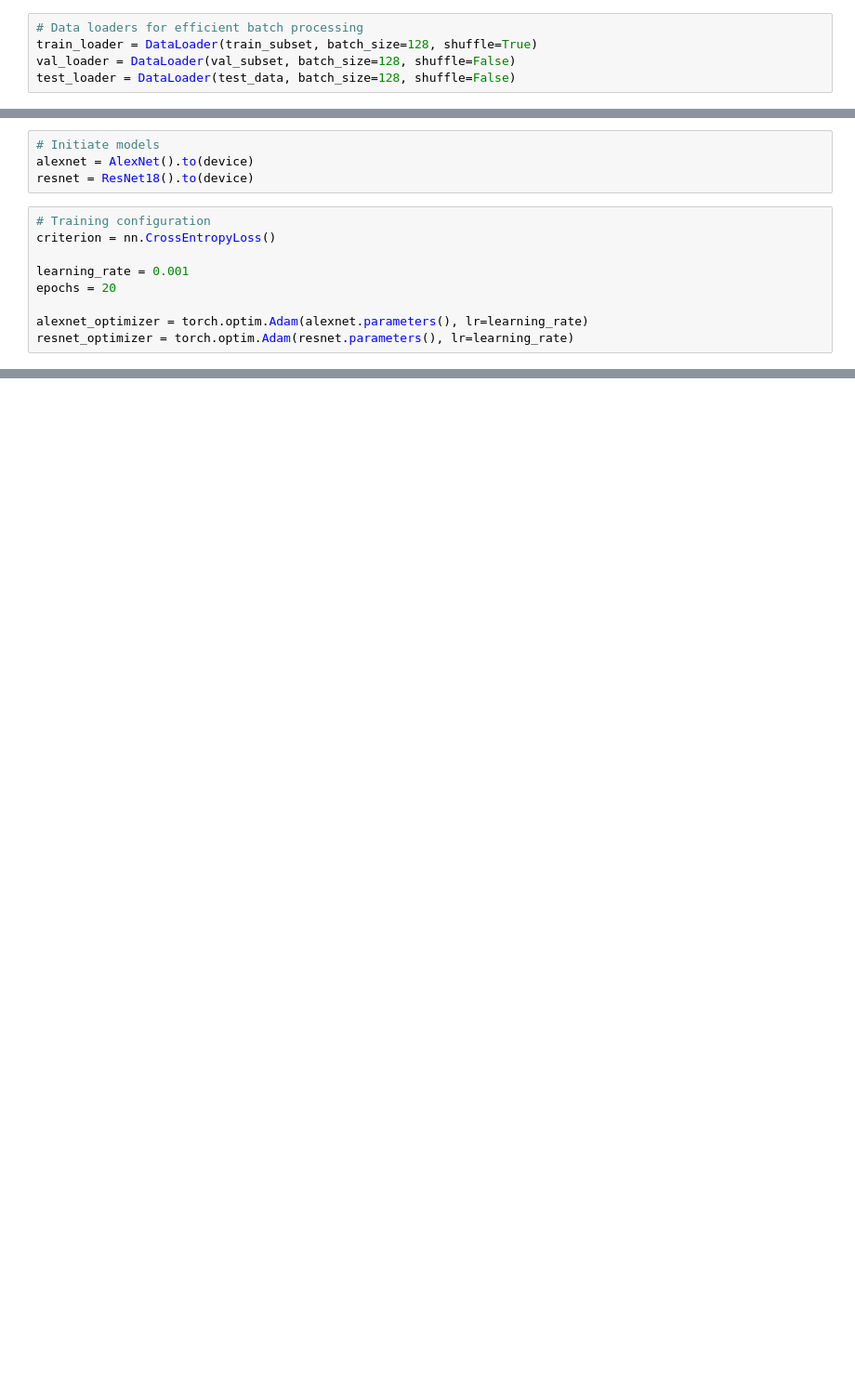
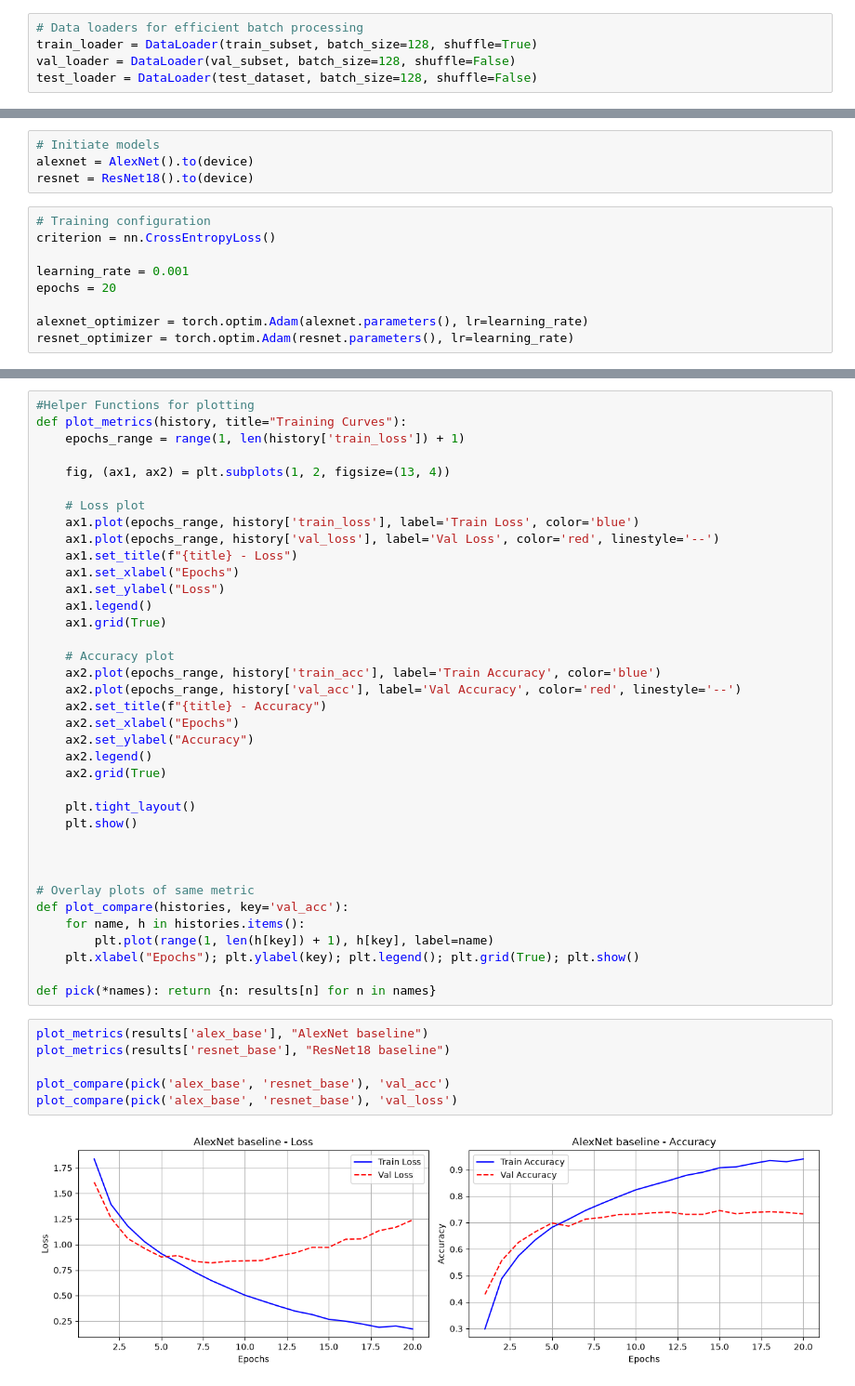
Before and after one commit to emyemy89/scalable-ml-id2223, a Jupyter notebook: lab1.ipynb, the cells around one changed output, grey strips where cells are left out. Shown at 93% size. Saved outputs shown, nothing was run; the diff lists cells and outputs as text; blank space fills up the shorter version.

Commit message:
changed task 2 so i can plot. Also changed so properties are changed more easily for task 3 comparisons

```diff
--- a/lab1.ipynb
+++ b/lab1.ipynb
@@ -75,7 +97,7 @@ Test: 10000
 # Data loaders for efficient batch processing
 train_loader = DataLoader(train_subset, batch_size=128, shuffle=True)
 val_loader = DataLoader(val_subset, batch_size=128, shuffle=False)
-test_loader = DataLoader(test_data, batch_size=128, shuffle=False)
+test_loader = DataLoader(test_dataset, batch_size=128, shuffle=False)
 # %% [markdown]
 # Task 2. Implement and Compare the Models
 # %%
@@ -307,0 +336,45 @@ resnet: Test loss = 0.9585, Test accuracy = 0.8198
+# %%
+#Helper Functions for plotting
+def plot_metrics(history, title="Training Curves"):
+    epochs_range = range(1, len(history['train_loss']) + 1)
+
+    fig, (ax1, ax2) = plt.subplots(1, 2, figsize=(13, 4))
+
+    # Loss plot
+    ax1.plot(epochs_range, history['train_loss'], label='Train Loss', color='blue')
+    ax1.plot(epochs_range, history['val_loss'], label='Val Loss', color='red', linestyle='--')
+    ax1.set_title(f"{title} - Loss")
+    ax1.set_xlabel("Epochs")
+    ax1.set_ylabel("Loss")
+    ax1.legend()
+    ax1.grid(True)
+
+    # Accuracy plot
+    ax2.plot(epochs_range, history['train_acc'], label='Train Accuracy', color='blue')
+    ax2.plot(epochs_range, history['val_acc'], label='Val Accuracy', color='red', linestyle='--')
+    ax2.set_title(f"{title} - Accuracy")
+    ax2.set_xlabel("Epochs")
+    ax2.set_ylabel("Accuracy")
+    ax2.legend()
+    ax2.grid(True)
+
+    plt.tight_layout()
+    plt.show()
+
+
+
+# Overlay plots of same metric
+def plot_compare(histories, key='val_acc'):
+    for name, h in histories.items():
+        plt.plot(range(1, len(h[key]) + 1), h[key], label=name)
+    plt.xlabel("Epochs"); plt.ylabel(key); plt.legend(); plt.grid(True); plt.show()
+
+def pick(*names): return {n: results[n] for n in names}
+# %%
+plot_metrics(results['alex_base'], "AlexNet baseline")
+plot_metrics(results['resnet_base'], "ResNet18 baseline")
+
+plot_compare(pick('alex_base', 'resnet_base'), 'val_acc')
+plot_compare(pick('alex_base', 'resnet_base'), 'val_loss')
+# %% [output]
+[figure, added]
```
Also changed, not shown: parts of 14 cells of this notebook, 3 other files.
